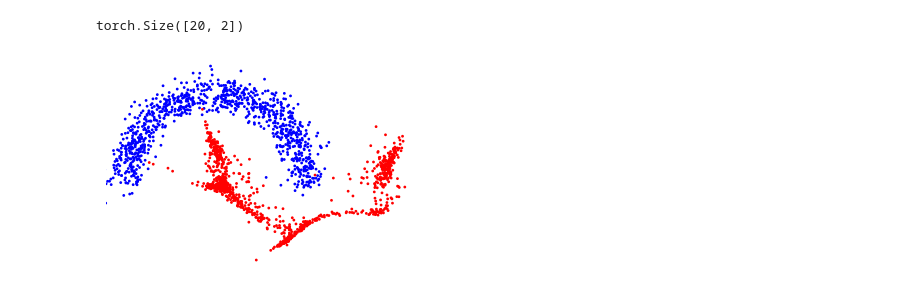
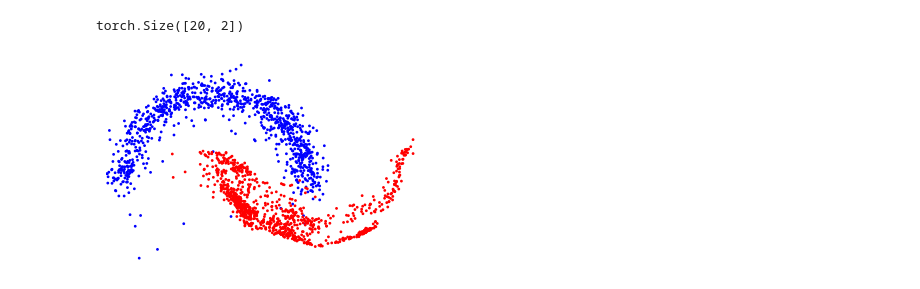
Before and after one commit to dawsonc/BayesAir, a Jupyter notebook: scripts/notebooks/flow_test cal.ipynb, the cells around one changed output. Cells and saved outputs as stored; diff of their text form; code cells hidden in the pictures.

```diff
--- a/scripts/notebooks/flow_test cal.ipynb
+++ b/scripts/notebooks/flow_test cal.ipynb
@@ -62,56 +62,53 @@ torch.Size([20, 2])
 # %%
 # Train single NSF with KL regularization
 beta = 0.01
-flow_nsf_beta_nominal = zuko.flows.NSF(features=2, hidden_features=(64, 64))
-flow_nsf_beta_failure = zuko.flows.NSF(features=2, hidden_features=(64, 64))
-nominal_optimizer = torch.optim.Adam(flow_nsf_beta_nominal.parameters(), lr=1e-3)
-failure_optimizer = torch.optim.Adam(flow_nsf_beta_failure.parameters(), lr=1e-3)
+# flow_nsf_beta_nominal = zuko.flows.NSF(features=2, hidden_features=(64, 64))
+flow_nsf_beta_failure = zuko.flows.NSF(features=2, context=5, hidden_features=(64, 64))
+# nominal_optimizer = torch.optim.Adam(flow_nsf_beta_nominal.parameters(), lr=1e-3)
+failure_optimizer = torch.optim.Adam(flow_nsf_beta_failure.parameters(), lr=1e-3, weight_decay=0.0)
 
 pbar = tqdm(range(200))
 for epoch in pbar:
-    nominal_optimizer.zero_grad()
     failure_optimizer.zero_grad()
 
-    loss_nominal = -flow_nsf_beta_nominal().log_prob(nominal).mean()
-
-    loss_nominal.backward()
-    nominal_optimizer.step()
-
-    p_dist = flow_nsf_beta_failure()
-    q_dist = flow_nsf_beta_nominal()
+    p_dist = flow_nsf_beta_failure(torch.ones(5))
+    q_dist = flow_nsf_beta_failure(torch.zeros(5))
     p_samples, p_logprobs = p_dist.rsample_and_log_prob((100,))
     q_logprobs = q_dist.log_prob(p_samples)
     kl_divergence = (p_logprobs - q_logprobs).mean(dim=0)
 
     loss_failure = (
-        -flow_nsf_beta_failure().log_prob(failure).mean() + beta * kl_divergence
+        -flow_nsf_beta_failure(torch.ones(5)).log_prob(failure).mean() + beta * kl_divergence
     )
+
+    loss_failure += -flow_nsf_beta_failure(torch.zeros(5)).log_prob(nominal).mean()
+
     loss_failure.backward()
     failure_optimizer.step()
 
     pbar.set_description(
-        f"({epoch}) {loss_nominal.detach().item():.3f}, {loss_failure.detach().item():.3f}"
+        f"({epoch}), {loss_failure.detach().item():.3f}"
     )
 # %%
 _, ax = plt.subplots(1, 1, figsize=(4, 4))
-nominal_samples = flow_nsf_beta_nominal().sample((1_000,))
+nominal_samples = flow_nsf_beta_failure(torch.zeros(5)).sample((1_000,))
 nominal_labels = torch.tensor([0.0]).expand(1_000)
-failure_samples = flow_nsf_beta_failure().sample((1_000,))
+failure_samples = flow_nsf_beta_failure(torch.ones(5)).sample((1_000,))
 failure_labels = torch.tensor([1.0]).expand(1_000)
 samples = torch.cat((nominal_samples, failure_samples), axis=0)
 labels = torch.cat((nominal_labels, failure_labels), axis=0)
 ax.scatter(*samples.T, s=1, c=labels, cmap="bwr")
 # Turn off axis ticks
 plt.xticks([])
 plt.yticks([])
 plt.axis("off")
 plt.ylim([-1.1, 1.1])
 plt.xlim([-1.7, 1.7])
 # Equal aspect
 plt.gca().set_aspect("equal")
 # plt.savefig('images/two_moons_nsf_context_beta.png', dpi=300)
 # %% [output]
-[figure, old version]
+[figure, new version]
 # %%
 # Train calibrated NSF
 beta = 1.0
```
Also changed, not shown: parts of 7 cells of this notebook, 4 other files.
